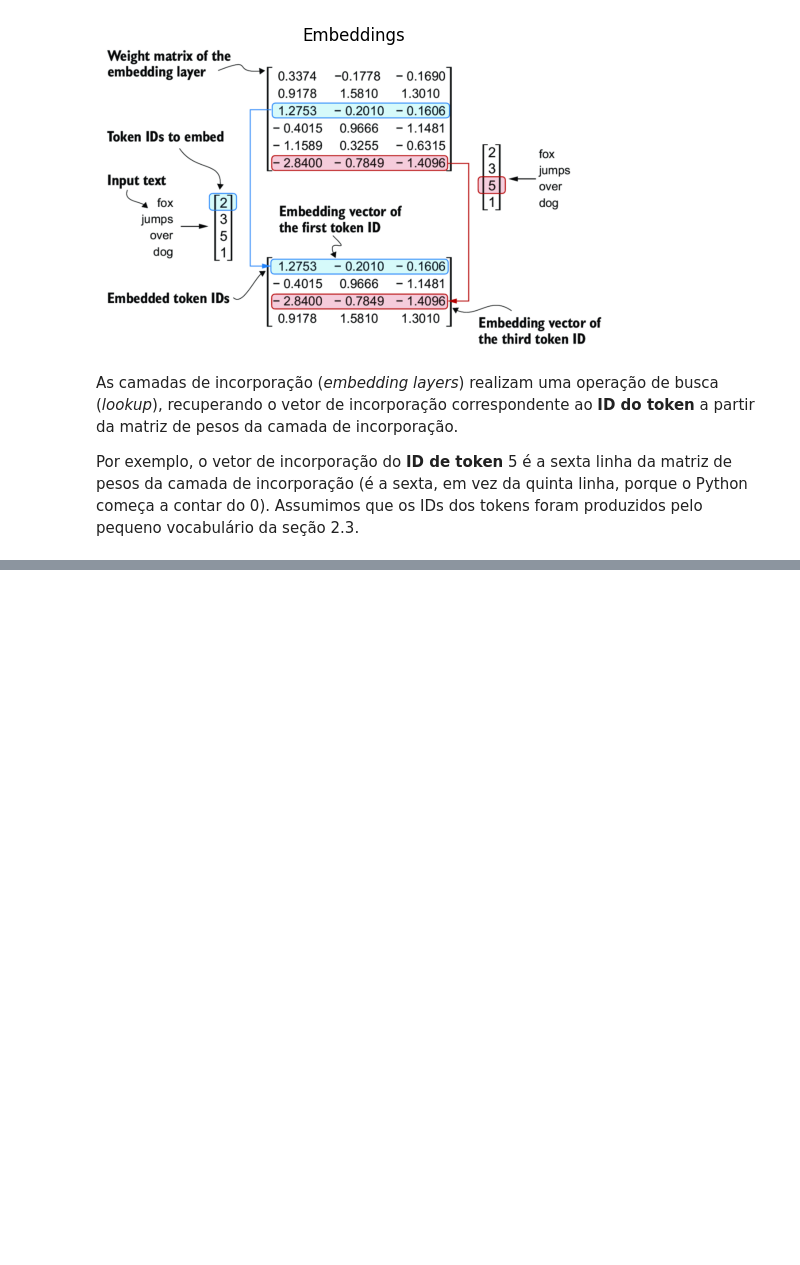
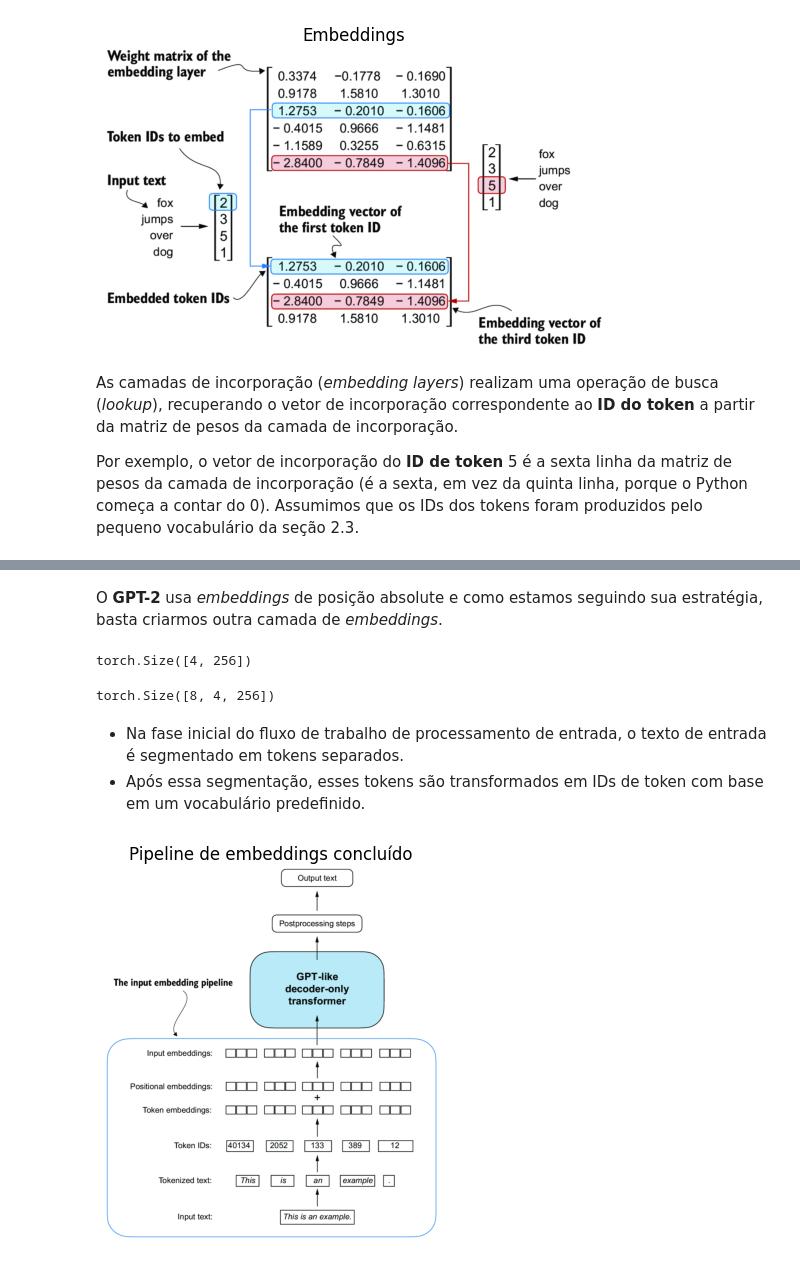
Before and after one commit to Baldros/book-based-learning, a Jupyter notebook: Build a Large Language Model (From Scratch)/Chapter 2/Chapter 2 - Working with text data.ipynb, the cells around one changed output, grey strips where cells are left out. Drawn from its saved outputs; the diff is of its cells as text; code cells hidden in the pictures; blank space fills up the shorter version.

```diff
--- a/Build a Large Language Model (From Scratch)/Chapter 2 - Working with text data.ipynb
+++ b/Build a Large Language Model (From Scratch)/Chapter 2/Chapter 2 - Working with text data.ipynb
@@ -723,0 +822,2 @@ Por exemplo, o vetor de incorporação do **ID de token** 5 é a sexta linha da
+# %% [markdown]
+O **GPT-2** usa _embeddings_ de posição absolute e como estamos seguindo sua estratégia, basta criarmos outra camada de _embeddings_.
@@ -723,0 +828,22 @@ Por exemplo, o vetor de incorporação do **ID de token** 5 é a sexta linha da
+# %%
+# Gerando embeddings posicionais
+pos_embeddings = pos_embedding_layer(torch.arange(max_length))
+print(pos_embeddings.shape)
+# %% [output]
+torch.Size([4, 256])
+# %%
+# Somando os embeddings:
+input_embeddings = token_embeddings + pos_embeddings
+print(input_embeddings.shape)
+# %% [output]
+torch.Size([8, 4, 256])
+# %% [markdown]
+- Na fase inicial do fluxo de trabalho de processamento de entrada, o texto de entrada é segmentado em tokens separados.
+- Após essa segmentação, esses tokens são transformados em IDs de token com base em um vocabulário predefinido.
+# %%
+get_image(
+    "https://learning.oreilly.com/api/v2/epubs/urn:orm:book:9781633437166/files/Images/2-19.png",
+    titulo="Pipeline de embeddings concluído"
+)
+# %% [output]
+[figure, added]
```
Also changed, not shown: parts of 17 cells of this notebook, 1 other file.
